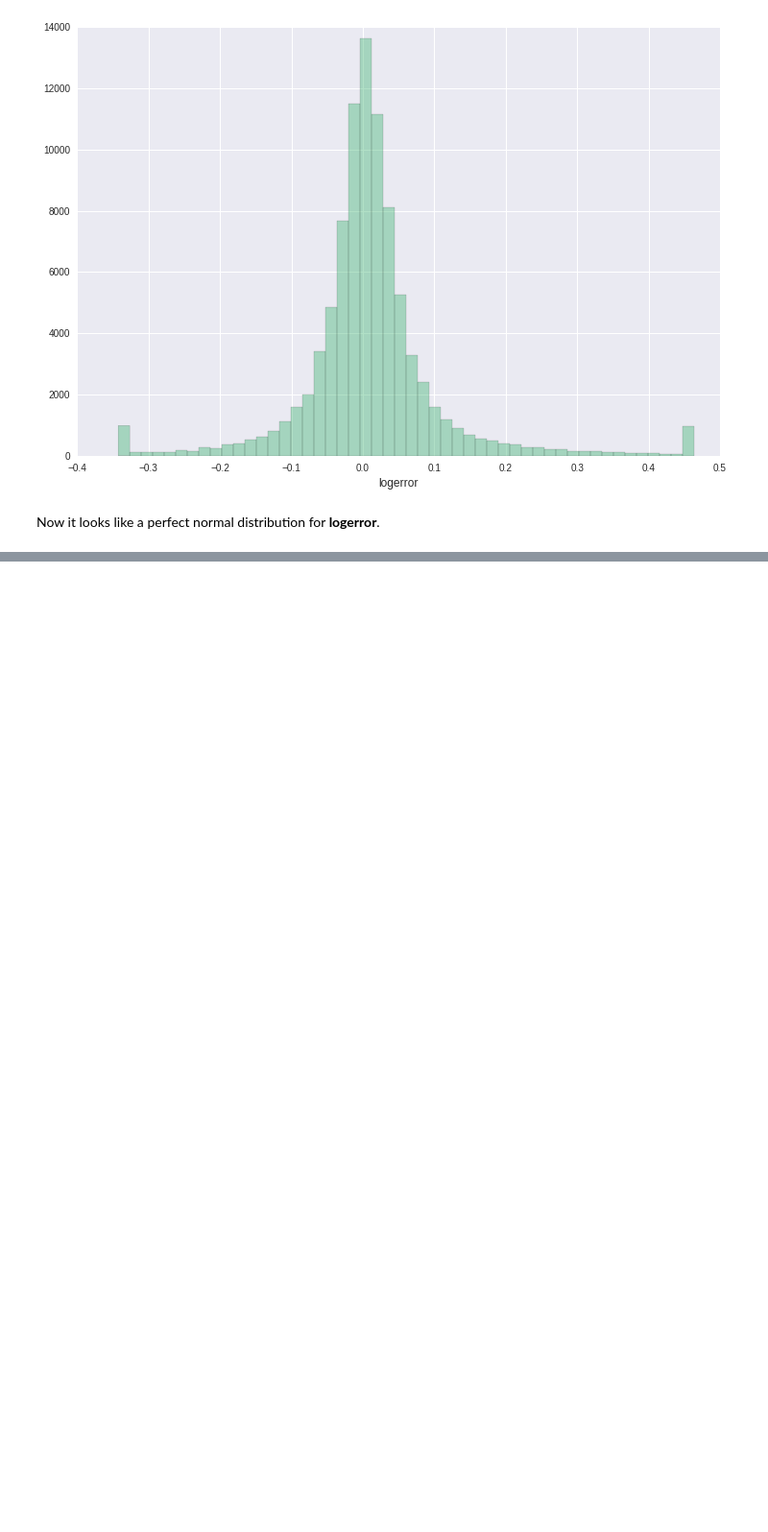
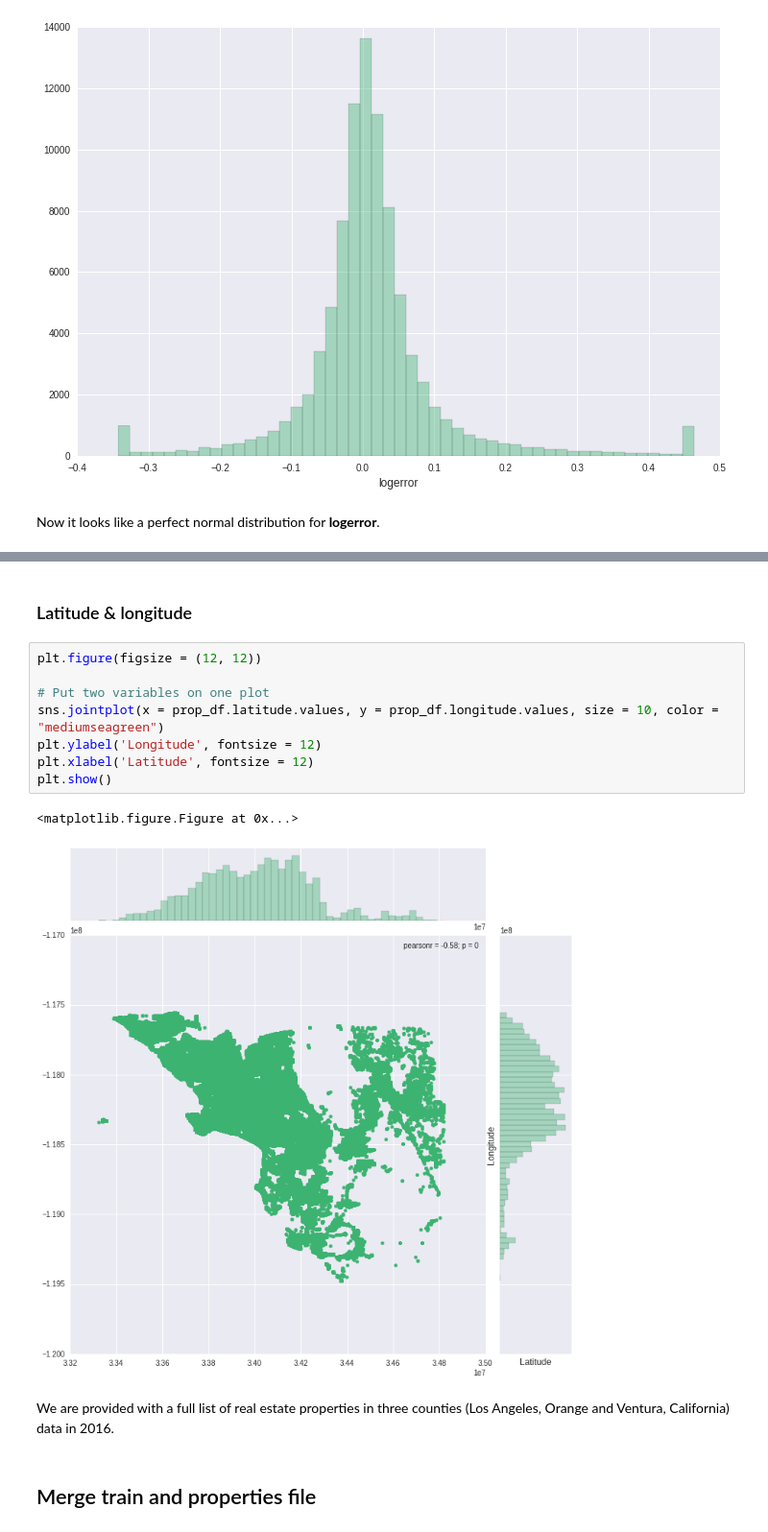
Before and after one commit to Yiming-Gao/Kaggle, a Jupyter notebook: Zillow_Price/zestimate_try.ipynb, the cells around one changed output, grey strips where cells are left out. Shown at 96% size. Cells and saved outputs as stored; diff of their text form; blank space fills up the shorter version.

```diff
--- a/Zillow_Price/zestimate_try.ipynb
+++ b/Zillow_Price/zestimate_try.ipynb
@@ -73,0 +156,17 @@ Now it looks like a perfect normal distribution for **logerror**.
+# %% [markdown]
+### Latitude & longitude
+# %%
+plt.figure(figsize = (12, 12))
+
+# Put two variables on one plot
+sns.jointplot(x = prop_df.latitude.values, y = prop_df.longitude.values, size = 10, color = "mediumseagreen")
+plt.ylabel('Longitude', fontsize = 12)
+plt.xlabel('Latitude', fontsize = 12)
+plt.show()
+# %% [output]
+<matplotlib.figure.Figure at 0x...>
+[figure, added]
+# %% [markdown]
+We are provided with a full list of real estate properties in three counties (Los Angeles, Orange and Ventura, California) data in 2016.
+# %% [markdown]
+## Merge train and properties file
```
Also changed, not shown: parts of 14 cells of this notebook.
